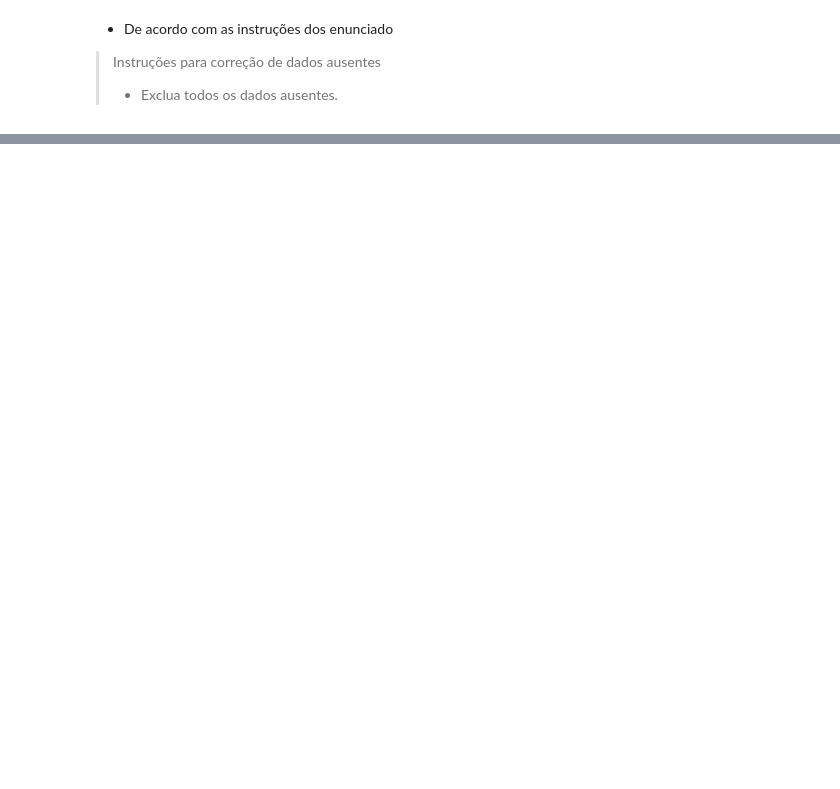
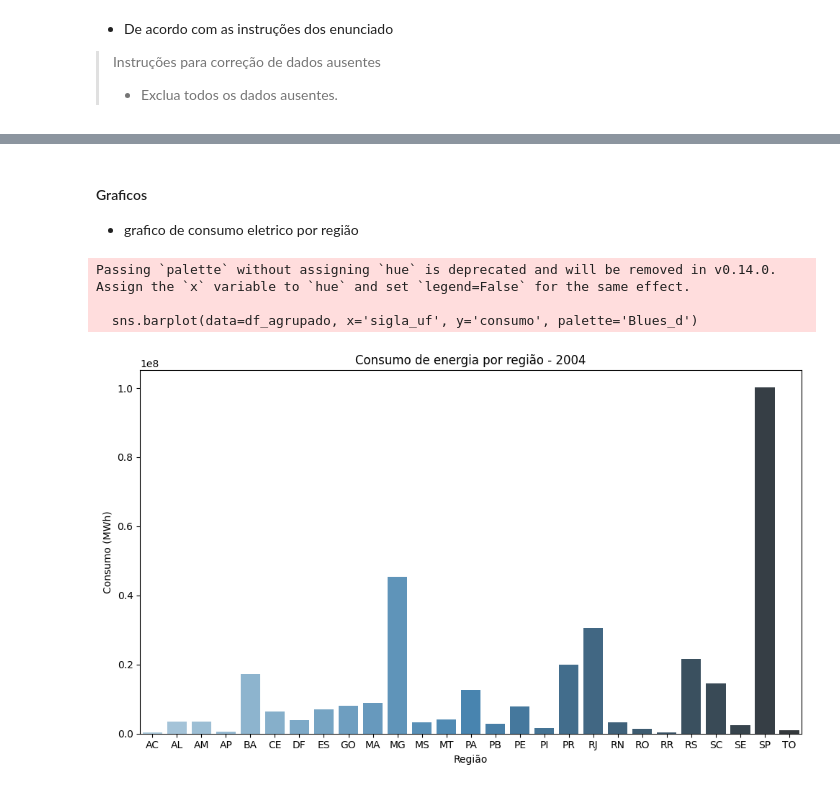
Before and after one commit to nerydyego/AED_eletricidade, a Jupyter notebook: notebook/atividade_final.ipynb, the cells around one changed output, grey strips where cells are left out. Drawn from its saved outputs; the diff is of its cells as text; code cells hidden in the pictures; blank space fills up the shorter version.

Commit message:
criação de graficos

```diff
--- a/notebook/atividade_final.ipynb
+++ b/notebook/atividade_final.ipynb
@@ -58,12 +72,3 @@ df_estados
 | 24 | 25 | SP | São Paulo | Sudeste | Brasil |
 | 25 | 26 | SE | Sergipe | Nordeste | Brasil |
 | 26 | 27 | TO | Tocantins | Norte | Brasil |
-# %%
-# identificação de encoding
-import chardet
-
-# Abre o arquivo em modo binário
-with open("../data/estado_regiao.csv", 'rb') as f:
-    result = chardet.detect(f.read(10000))  # Lê os primeiros 10k bytes
-
-print(result)
@@ -157,0 +311,23 @@ NameError: name 'limpa' is not defined
+# %% [markdown]
+#### Graficos
+* grafico de consumo eletrico por região
+# %%
+ano = 2004
+df_filtro = df_final[df_final['ano'] == ano]
+
+# Agrupa por região e soma o consumo
+df_agrupado = df_filtro.groupby('sigla_uf')['consumo'].sum().reset_index()
+
+# Cria gráfico de barras
+plt.figure(figsize=(10, 6))
+sns.barplot(data=df_agrupado, x='sigla_uf', y='consumo', palette='Blues_d')
+plt.title(f'Consumo de energia por região - {ano}')
+plt.xlabel('Região')
+plt.ylabel('Consumo (MWh)')
+plt.tight_layout()
+plt.show()
+# %% [output]
+Passing `palette` without assigning `hue` is deprecated and will be removed in v0.14.0. Assign the `x` variable to `hue` and set `legend=False` for the same effect.
+
+  sns.barplot(data=df_agrupado, x='sigla_uf', y='consumo', palette='Blues_d')
+[figure, added]
```
Also changed, not shown: parts of 31 cells of this notebook, 2 other files.
